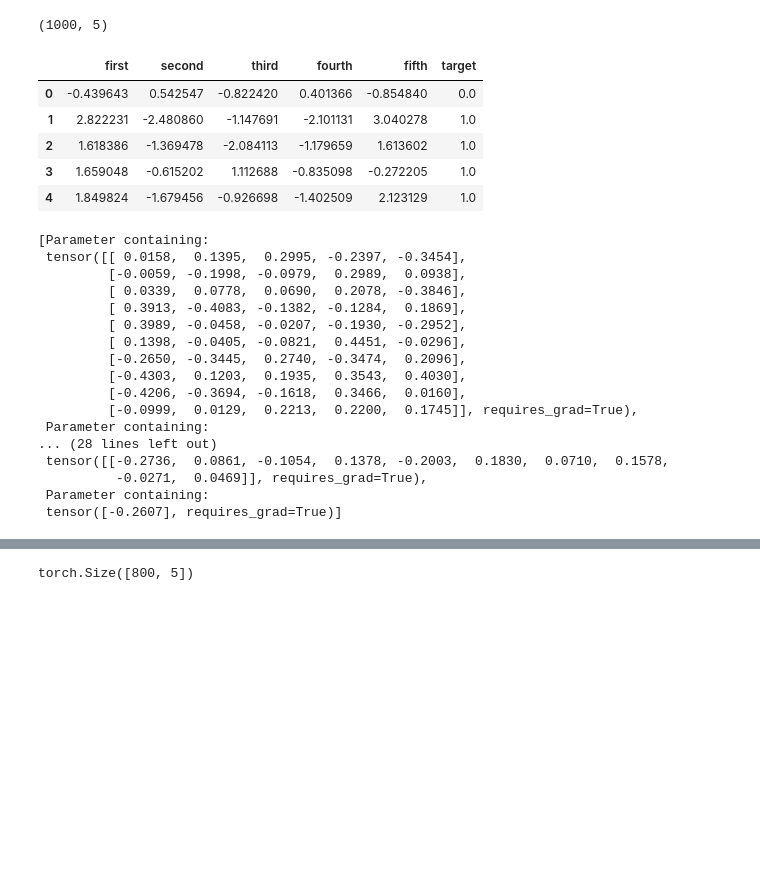
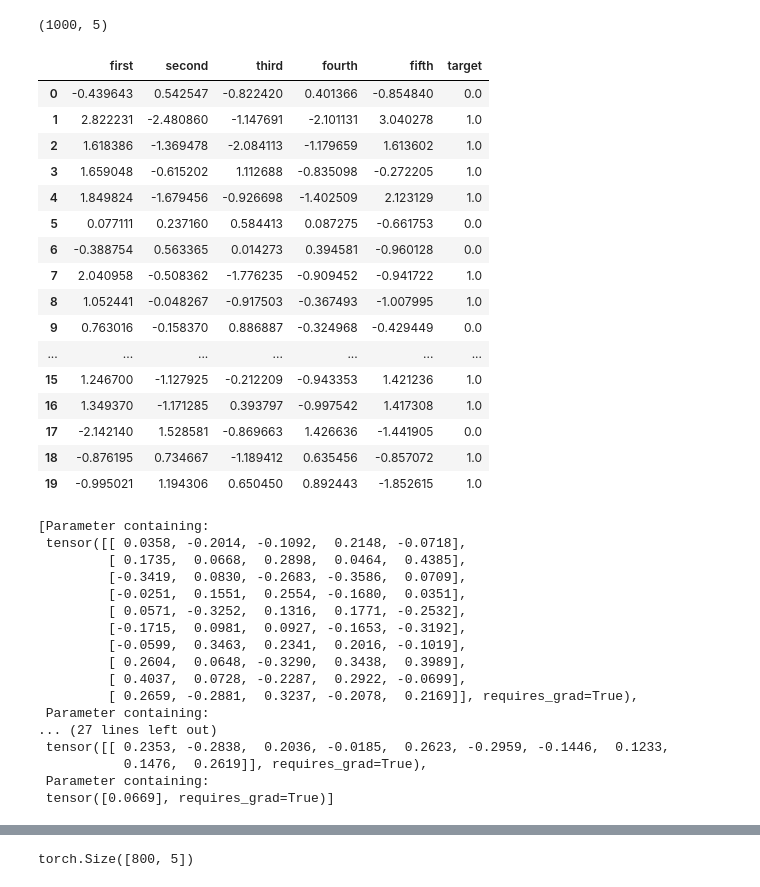
Before and after one commit to yinani24/ML-or-AI, a Jupyter notebook: trials.ipynb, the cells around one changed output, grey strips where cells are left out. Cells and saved outputs as stored; diff of their text form; code cells hidden in the pictures; blank space fills up the shorter version.

```diff
--- a/trials.ipynb
+++ b/trials.ipynb
@@ -232,14 +232,25 @@ import pandas as pd
 # %%
 new_data = pd.DataFrame({'first': new_x[:,0], 'second': new_x[:,1], 'third': new_x[:,2], 'fourth': new_x[:,3], 'fifth': new_x[:,4], 'target': new_y})
 # %%
-new_data.head()
+new_data.head(20)
 # %% [output]
 |  | first | second | third | fourth | fifth | target |
 | 0 | -0.439643 | 0.542547 | -0.822420 | 0.401366 | -0.854840 | 0.0 |
 | 1 | 2.822231 | -2.480860 | -1.147691 | -2.101131 | 3.040278 | 1.0 |
 | 2 | 1.618386 | -1.369478 | -2.084113 | -1.179659 | 1.613602 | 1.0 |
 | 3 | 1.659048 | -0.615202 | 1.112688 | -0.835098 | -0.272205 | 1.0 |
 | 4 | 1.849824 | -1.679456 | -0.926698 | -1.402509 | 2.123129 | 1.0 |
+| 5 | 0.077111 | 0.237160 | 0.584413 | 0.087275 | -0.661753 | 0.0 |
+| 6 | -0.388754 | 0.563365 | 0.014273 | 0.394581 | -0.960128 | 0.0 |
+| 7 | 2.040958 | -0.508362 | -1.776235 | -0.909452 | -0.941722 | 1.0 |
+| 8 | 1.052441 | -0.048267 | -0.917503 | -0.367493 | -1.007995 | 1.0 |
+| 9 | 0.763016 | -0.158370 | 0.886887 | -0.324968 | -0.429449 | 0.0 |
+| ... | ... | ... | ... | ... | ... | ... |
+| 15 | 1.246700 | -1.127925 | -0.212209 | -0.943353 | 1.421236 | 1.0 |
+| 16 | 1.349370 | -1.171285 | 0.393797 | -0.997542 | 1.417308 | 1.0 |
+| 17 | -2.142140 | 1.528581 | -0.869663 | 1.426636 | -1.441905 | 0.0 |
+| 18 | -0.876195 | 0.734667 | -1.189412 | 0.635456 | -0.857072 | 1.0 |
+| 19 | -0.995021 | 1.194306 | 0.650450 | 0.892443 | -1.852615 | 1.0 |
 # %%
 import matplotlib.pyplot as plt
 # %%
@@ -265,27 +273,27 @@ from sklearn.model_selection import train_test_split
 # %%
 X_train,X_test, y_train, y_test = train_test_split(new_x, new_y, test_size = 0.2, random_state = 42)
 # %%
-epochs = 100
+epochs = 1000
 
 model = Classification()
 list(model.parameters())
 # %% [output]
 [Parameter containing:
- tensor([[ 0.0158,  0.1395,  0.2995, -0.2397, -0.3454],
-         [-0.0059, -0.1998, -0.0979,  0.2989,  0.0938],
-         [ 0.0339,  0.0778,  0.0690,  0.2078, -0.3846],
-         [ 0.3913, -0.4083, -0.1382, -0.1284,  0.1869],
-         [ 0.3989, -0.0458, -0.0207, -0.1930, -0.2952],
-         [ 0.1398, -0.0405, -0.0821,  0.4451, -0.0296],
-         [-0.2650, -0.3445,  0.2740, -0.3474,  0.2096],
-         [-0.4303,  0.1203,  0.1935,  0.3543,  0.4030],
-         [-0.4206, -0.3694, -0.1618,  0.3466,  0.0160],
-         [-0.0999,  0.0129,  0.2213,  0.2200,  0.1745]], requires_grad=True),
+ tensor([[ 0.0358, -0.2014, -0.1092,  0.2148, -0.0718],
+         [ 0.1735,  0.0668,  0.2898,  0.0464,  0.4385],
+         [-0.3419,  0.0830, -0.2683, -0.3586,  0.0709],
+         [-0.0251,  0.1551,  0.2554, -0.1680,  0.0351],
+         [ 0.0571, -0.3252,  0.1316,  0.1771, -0.2532],
+         [-0.1715,  0.0981,  0.0927, -0.1653, -0.3192],
+         [-0.0599,  0.3463,  0.2341,  0.2016, -0.1019],
+         [ 0.2604,  0.0648, -0.3290,  0.3438,  0.3989],
+         [ 0.4037,  0.0728, -0.2287,  0.2922, -0.0699],
+         [ 0.2659, -0.2881,  0.3237, -0.2078,  0.2169]], requires_grad=True),
  Parameter containing:
-... (28 lines left out)
- tensor([[-0.2736,  0.0861, -0.1054,  0.1378, -0.2003,  0.1830,  0.0710,  0.1578,
-          -0.0271,  0.0469]], requires_grad=True),
+... (27 lines left out)
+ tensor([[ 0.2353, -0.2838,  0.2036, -0.0185,  0.2623, -0.2959, -0.1446,  0.1233,
+           0.1476,  0.2619]], requires_grad=True),
  Parameter containing:
- tensor([-0.2607], requires_grad=True)]
+ tensor([0.0669], requires_grad=True)]
 # %%
 loss_fu = nn.BCEWithLogitsLoss()
```
Also changed, not shown: parts of 7 cells of this notebook.
